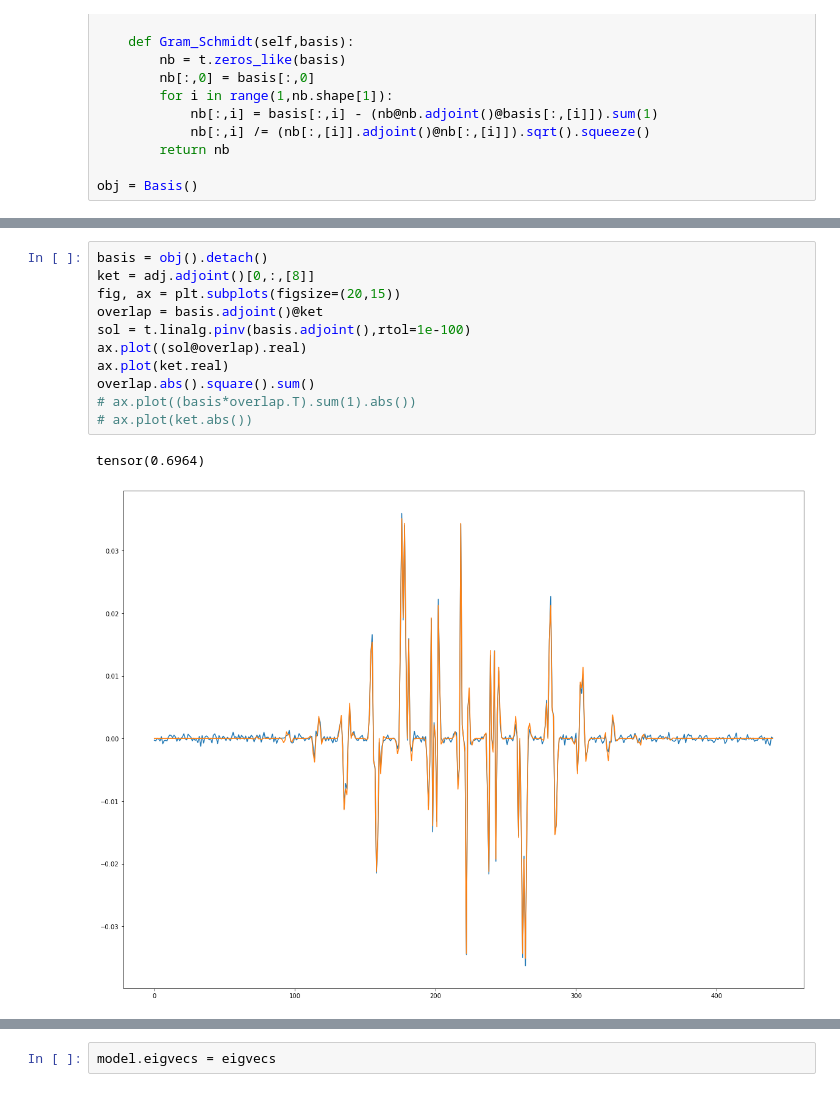
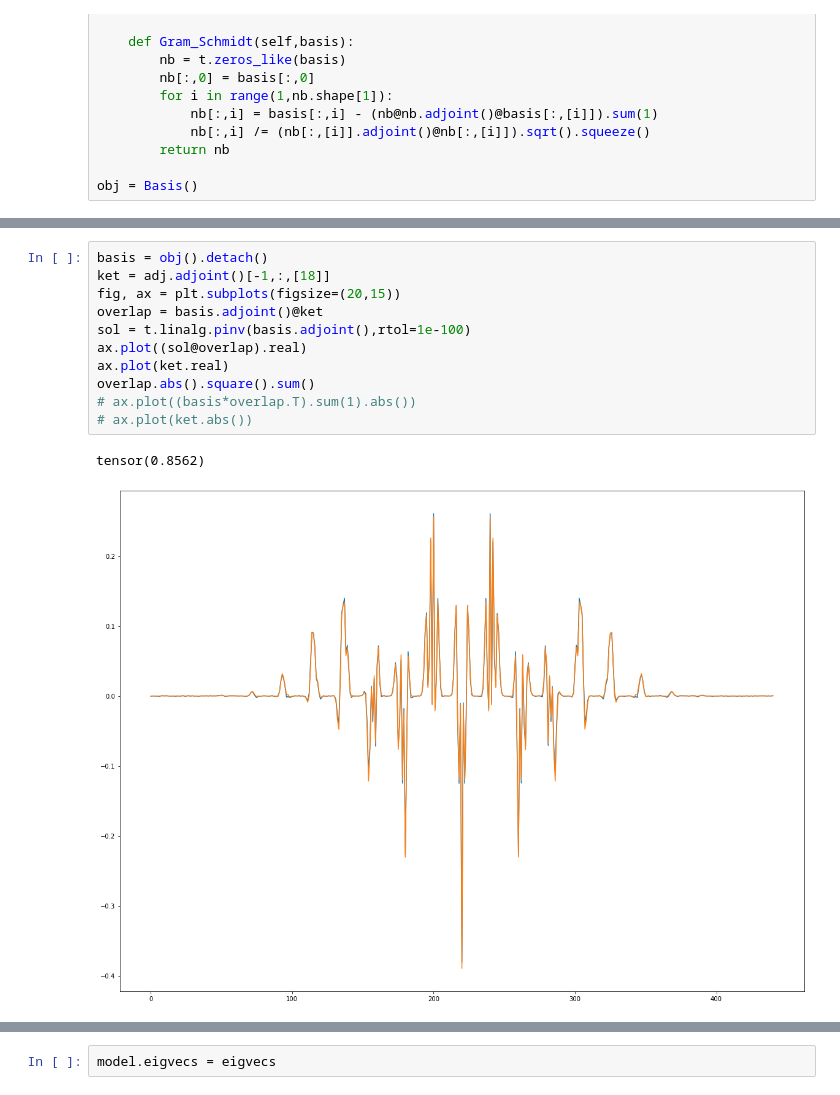
Before and after one commit to Vinther901/Quantum-Optimal-Control, a Jupyter notebook: OptimizationIdeas/FindBestNonOrthogBasis.ipynb, the cells around one changed output, grey strips where cells are left out. Saved outputs shown, nothing was run; the diff lists cells and outputs as text.

```diff
--- a/OptimizationIdeas/FindBestNonOrthogBasis.ipynb
+++ b/OptimizationIdeas/FindBestNonOrthogBasis.ipynb
@@ -111,17 +138,17 @@ plt.colorbar()
 # %%
 basis = obj().detach()
-ket = adj.adjoint()[0,:,[8]]
+ket = adj.adjoint()[-1,:,[18]]
 fig, ax = plt.subplots(figsize=(20,15))
 overlap = basis.adjoint()@ket
 sol = t.linalg.pinv(basis.adjoint(),rtol=1e-100)
 ax.plot((sol@overlap).real)
 ax.plot(ket.real)
 overlap.abs().square().sum()
 # ax.plot((basis*overlap.T).sum(1).abs())
 # ax.plot(ket.abs())
 # %% [output]
-tensor(0.6964)
+tensor(0.8562)
-[figure, old version]
+[figure, new version]
 # %%
 params_dict = {'T':30,
                'NTrot': 1000,
```
Also changed, not shown: parts of 23 cells of this notebook, 7 other files.
